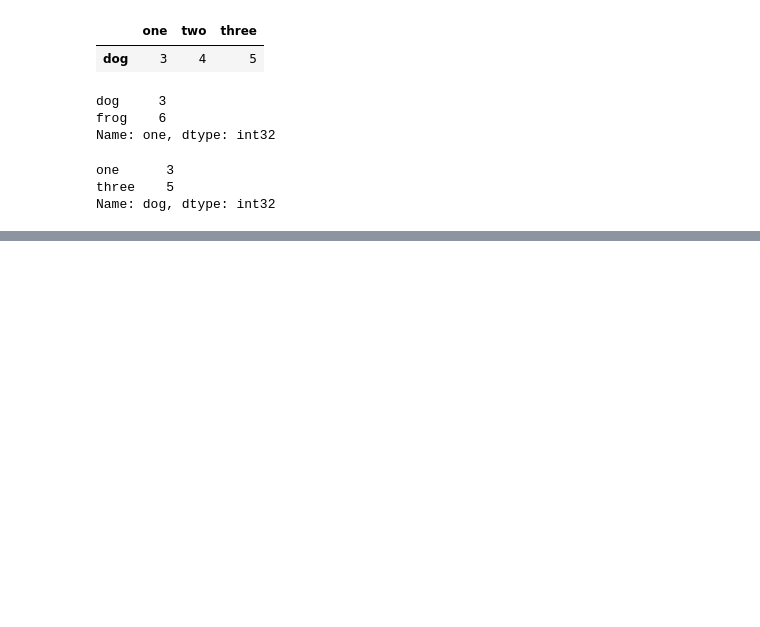
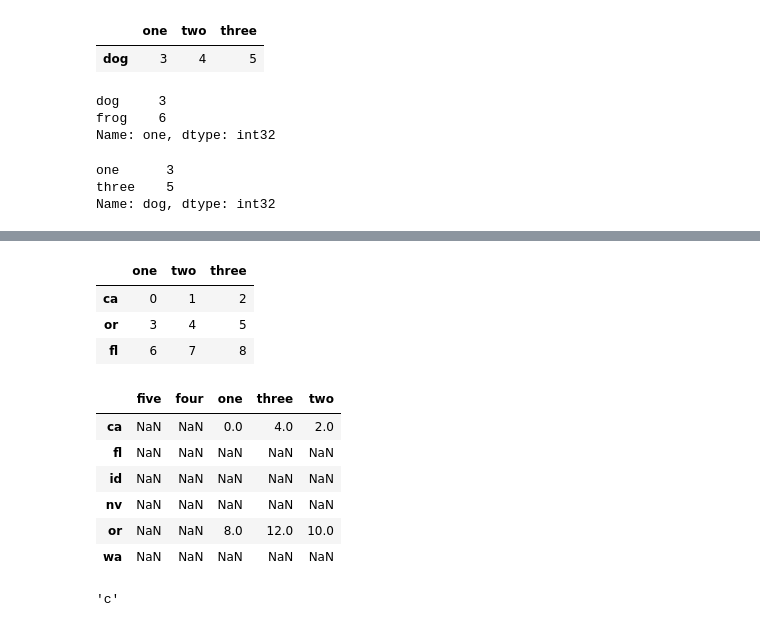
Before and after one commit to jordanmoritz/PythonDataAnalysis, a Jupyter notebook: Pandas/Essential Functionality.ipynb, the cells around one changed output, grey strips where cells are left out. Cells and saved outputs as stored; diff of their text form; code cells hidden in the pictures; blank space fills up the shorter version.

Commit message:
Arithmetic on frames

```diff
--- a/Pandas/Essential Functionality.ipynb
+++ b/Pandas/Essential Functionality.ipynb
@@ -105,0 +137,6 @@ Name: dog, dtype: int32
+# %%
+# With a df the alignment is checked against rows and columns
+df1 = pd.DataFrame(np.arange(25).reshape(5, 5),
+                   index=['ca', 'or', 'wa', 'id', 'nv'],
+                   columns=['one', 'two', 'three', 'four', 'five'])
+df1
@@ -105,0 +150,25 @@ Name: dog, dtype: int32
+# %%
+df2 = pd.DataFrame(np.arange(9).reshape(3, 3),
+                   index=['ca', 'or', 'fl'],
+                   columns=['one', 'two', 'three'])
+df2
+# %% [output]
+|  | one | two | three |
+| ca | 0 | 1 | 2 |
+| or | 3 | 4 | 5 |
+| fl | 6 | 7 | 8 |
+# %%
+df1 + df2
+# %% [output]
+|  | five | four | one | three | two |
+| ca | NaN | NaN | 0.0 | 4.0 | 2.0 |
+| fl | NaN | NaN | NaN | NaN | NaN |
+| id | NaN | NaN | NaN | NaN | NaN |
+| nv | NaN | NaN | NaN | NaN | NaN |
+| or | NaN | NaN | 8.0 | 12.0 | 10.0 |
+| wa | NaN | NaN | NaN | NaN | NaN |
+# %%
+# side note, don't forget how handy list method is!
+list('abcdef')[2]
+# %% [output]
+'c'
```
Also changed, not shown: parts of 16 cells of this notebook.
